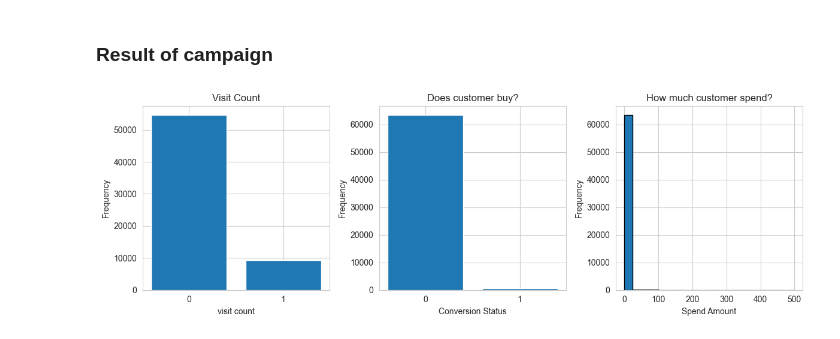
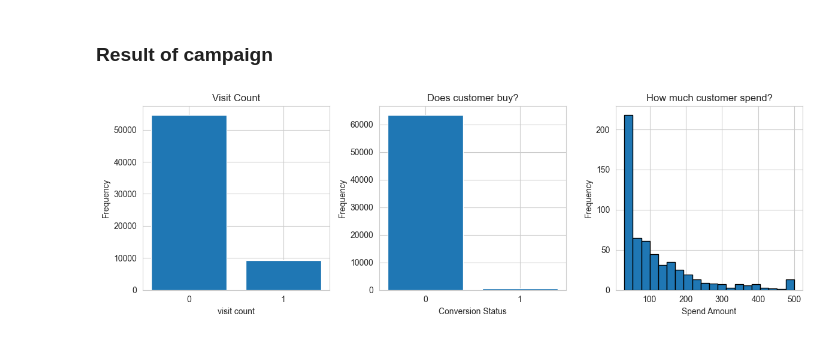
Before and after one commit to Fatemenamdar20/Project02-Customer-Analytics, a Jupyter notebook: Customer-Analytics.ipynb, the cells around one changed output. Cells and saved outputs as stored; diff of their text form; code cells hidden in the pictures.

```diff
--- a/Customer-Analytics.ipynb
+++ b/Customer-Analytics.ipynb
@@ -337,21 +342,21 @@ mens womens
 # %%
 fig, ax = plt.subplots(1, 3, figsize=(12, 4))
 
 visit = df["visit"].value_counts().sort_index()
 ax[0].bar(visit.index.astype(str), visit.values)
 ax[0].set_xlabel("visit count"), ax[0].set_ylabel("Frequency")
 ax[0].set_title("Visit Count")
 
 con = df["conversion"].value_counts()
 ax[1].bar(con.index.astype(str), con.values)
 ax[1].set_xlabel("Conversion Status"), ax[1].set_ylabel("Frequency")
 ax[1].set_title("Does customer buy?")
 
-ax[2].hist(df["spend"], bins=20, edgecolor="black")
+ax[2].hist(df.loc[df["spend"] > 0, "spend"], bins=20, edgecolor="black")
 ax[2].set_xlabel("Spend Amount"), ax[2].set_ylabel("Frequency")
 ax[2].set_title("How much customer spend?")
 
 plt.tight_layout()
 plt.show()
 # %% [output]
-[figure, old version]
+[figure, new version]
```
Also changed, not shown: parts of 7 cells of this notebook.
